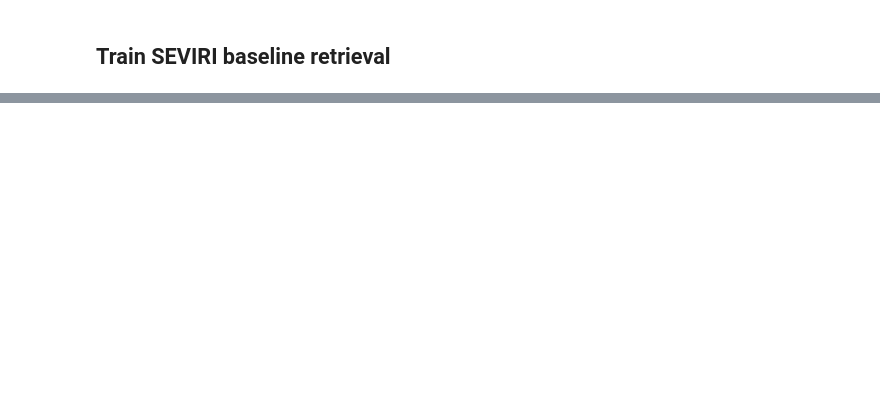
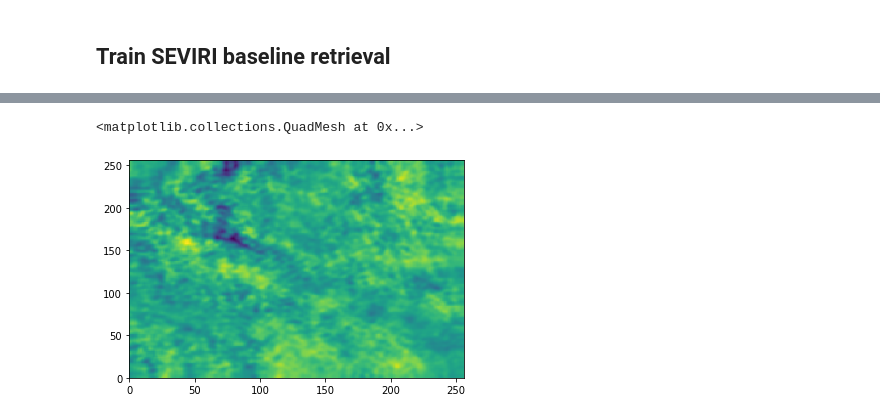
Before and after one commit to simonpf/chimp, a Jupyter notebook: notebooks/test_training.ipynb, the cells around one changed output, grey strips where cells are left out. Cells and saved outputs as stored; diff of their text form; code cells hidden in the pictures; blank space fills up the shorter version.

```diff
--- a/notebooks/test_training.ipynb
+++ b/notebooks/test_training.ipynb
@@ -94,0 +93,3 @@ qrnn.save(cimr_path / models / "cimr_seviri.pckl")
+# %%
+it = iter(training_loader)
+x, y = next(it)
@@ -94,0 +113,2 @@ qrnn.save(cimr_path / models / "cimr_seviri.pckl")
+# %%
+y = model(x)
@@ -94,0 +133,5 @@ qrnn.save(cimr_path / models / "cimr_seviri.pckl")
+# %%
+plt.pcolormesh(y.detach().numpy()[0, 14])
+# %% [output]
+<matplotlib.collections.QuadMesh at 0x...>
+[figure, added]
```
Also changed, not shown: parts of 21 cells of this notebook, 6 other files.
